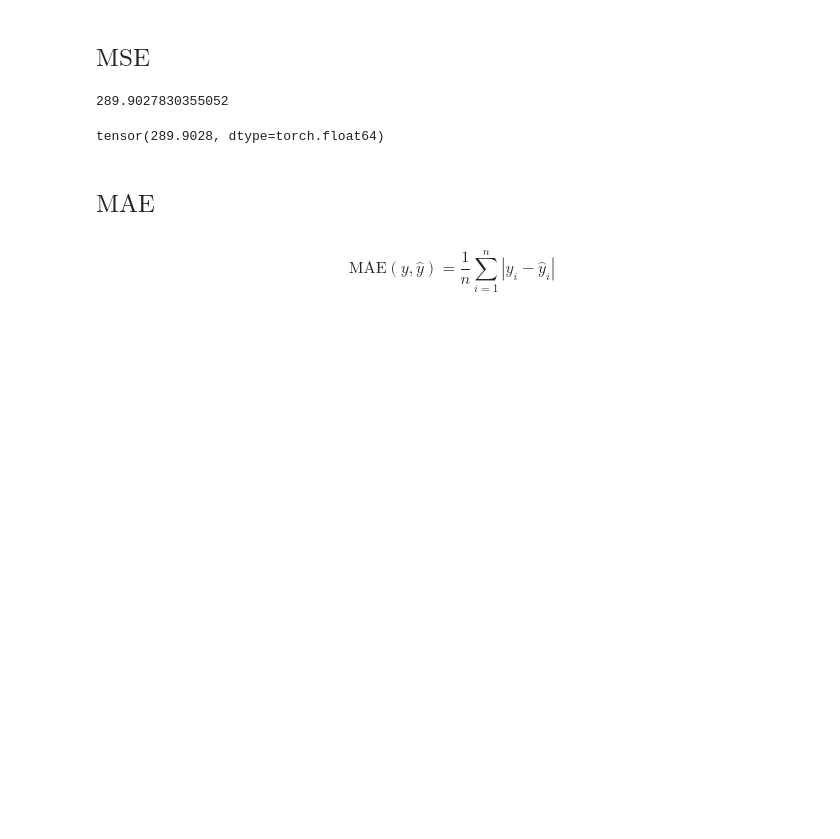
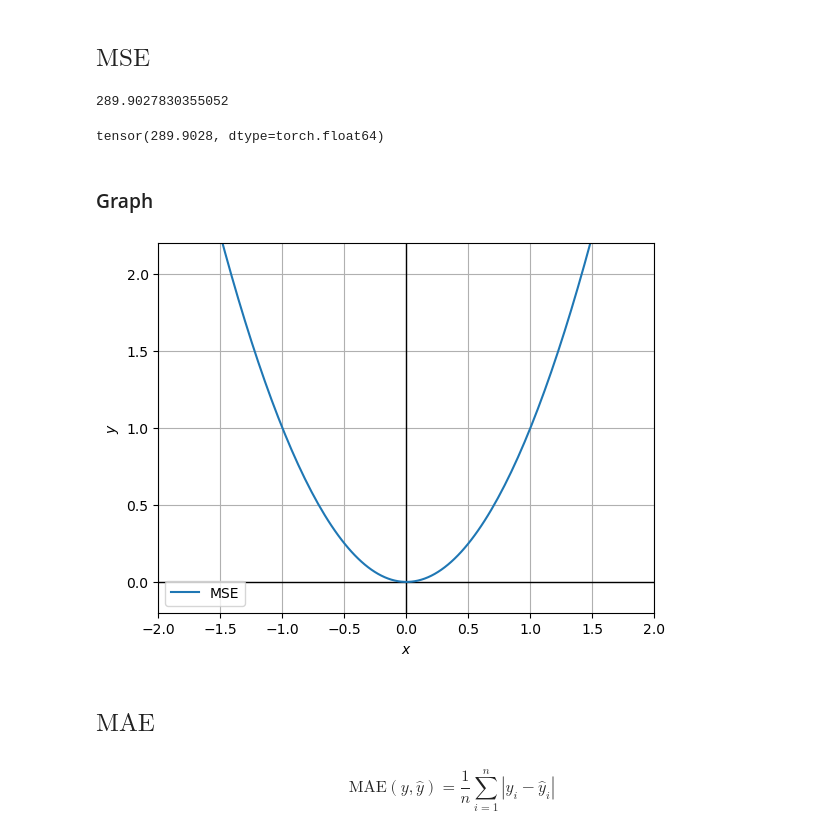
Before and after one commit to DanielZhicool/Deep-Learning, a Jupyter notebook: Lab_1.ipynb, the cells around one changed output. Saved outputs shown, nothing was run; the diff lists cells and outputs as text; code cells hidden in the pictures; blank space fills up the shorter version.

```diff
--- a/Lab_1.ipynb
+++ b/Lab_1.ipynb
@@ -319,6 +319,15 @@ print(mse(y1, y2))
 torch.nn.functional.mse_loss(torch.tensor(y1), torch.tensor(y2))
 # %% [output]
 tensor(289.9028, dtype=torch.float64)
+# %% [markdown]
+### Graph
+# %%
+x = np.linspace(-2, 2, 150)
+y = [mse(np.array([i]), np.array([0])) for i in x]
+
+Plot(x, y, "MSE", xlim=[-2, 2], ylim=[-0.2, 2.2])
+# %% [output]
+[figure, added]
 # %% [markdown]
 ## $\text{MAE}$
 # %% [markdown]
```
Also changed, not shown: parts of 3 cells of this notebook.
